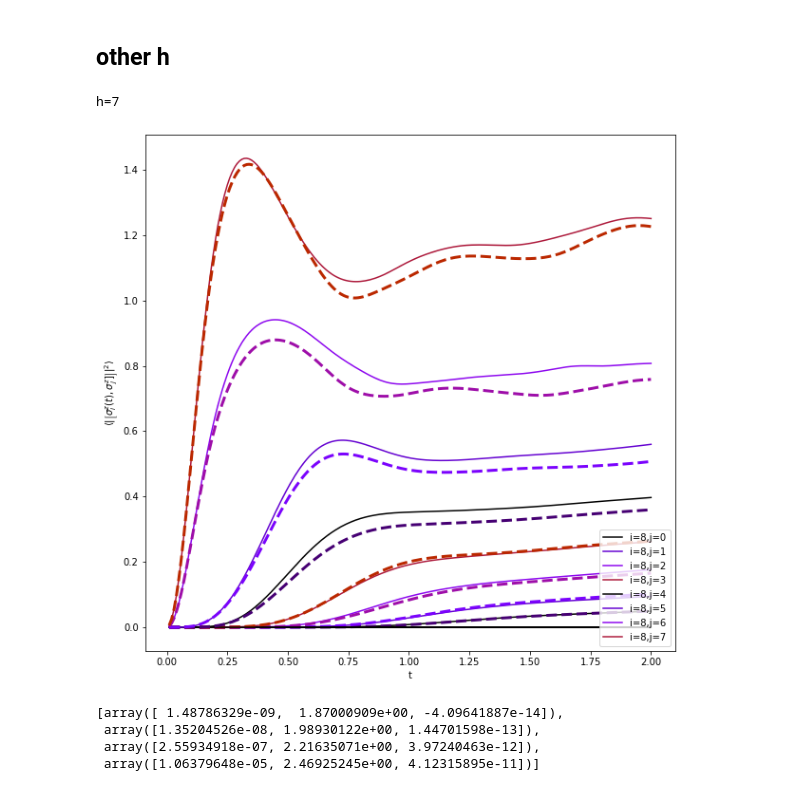
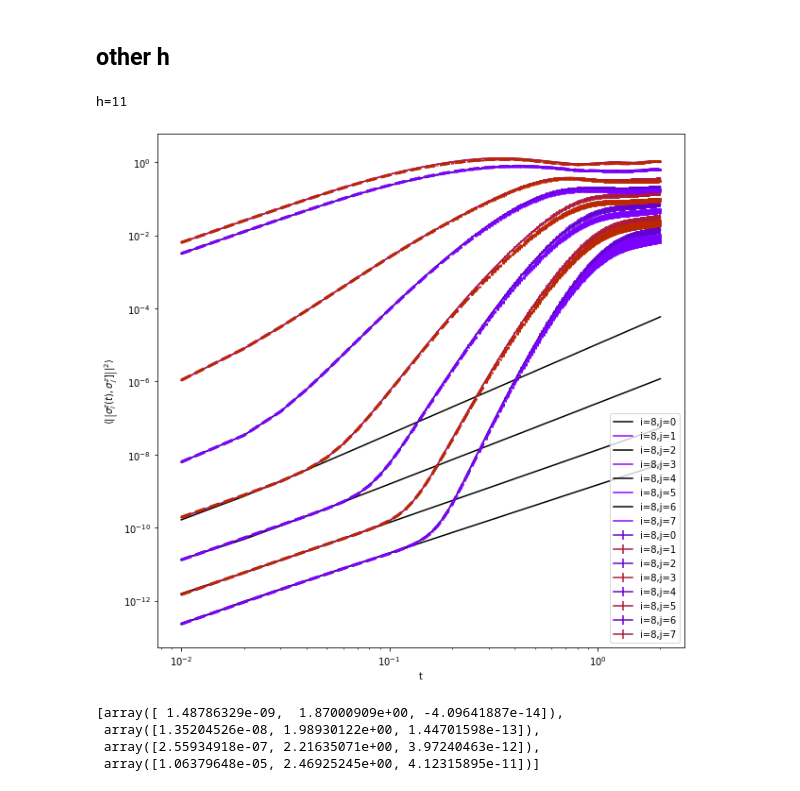
Before and after one commit to mkm2/WorkingFolder, a Jupyter notebook: notebooks/Analysis/Short_Time_Behaviour.ipynb, the cells around one changed output. Cells and saved outputs as stored; diff of their text form; code cells hidden in the pictures.

```diff
--- a/notebooks/Analysis/Short_Time_Behaviour.ipynb
+++ b/notebooks/Analysis/Short_Time_Behaviour.ipynb
@@ -214,8 +214,8 @@ fig = plt.figure(figsize=(10,10))
 ax = fig.add_subplot(111)
 ax.set_prop_cycle(color=[scalarMap.to_rgba(i) for i in range(NUM_COLORS)])
 for j in range(0,N//2):
-    ax.plot(T[1:],res[idh][1:,j],label="i={},j={}".format(N//2,j))
-    #ax.loglog(T[tmin[j]:],res_NN[idh][tmin[j]:,j],linestyle="--",linewidth=3)
+    ax.loglog(T[1:],res[idh][1:,j],label="i={},j={}".format(N//2,j))
+    ax.loglog(T[tmin[j]:],res_NN[idh][tmin[j]:,j],linestyle="--",linewidth=3)
     #if j < 4:
     #    ax.loglog(T[1:],model(T[1:],*(popt[j])),color='black')
 ax.legend(loc="lower right")
@@ -235,39 +235,39 @@ popt
 # %% [markdown]
 ## other h
 # %%
-idh = 8
+idh = 10
 print("h={}".format(h[idh]))
 popt = []
 perr = []
 tmax = [10,9,7,5]
 for j in range(0,4):
     poptj, pcovj = curve_fit(model,T[0:tmax[j]],res[idh][0:tmax[j],j])
     popt.append(poptj)
     perr.append(np.sqrt(np.diag(pcovj)))
 
 
 NUM_COLORS = N//2
 cm = plt.get_cmap('gnuplot')
 cNorm  = colors.Normalize(vmin=0, vmax=NUM_COLORS+5)
 scalarMap = mplcm.ScalarMappable(norm=cNorm, cmap=cm)
 fig = plt.figure(figsize=(10,10))
 ax = fig.add_subplot(111)
 ax.set_prop_cycle(color=[scalarMap.to_rgba(i) for i in range(NUM_COLORS)])
 for j in range(0,N//2):
-    ax.plot(T[1:],res[idh][1:,j],label="i={},j={}".format(N//2,j))
-    ax.plot(T[1:],res_NN[idh][1:,j],linestyle="--",linewidth=3)
-    #ax.errorbar(T[1:],res[idh][1:,j],label="i={},j={}".format(N//2,j),yerr = res_err[idh][1:,j]/np.sqrt(100))
-    #ax.errorbar(T[1:],res_NN[idh][1:,j],linestyle="--",linewidth=3,yerr=res_err_NN[idh][1:,j]/np.sqrt(100))
+    ax.loglog(T[1:],res[idh][1:,j],label="i={},j={}".format(N//2,j))
+    ax.loglog(T[1:],res_NN[idh][1:,j],linestyle="--",linewidth=3)
+    ax.errorbar(T[1:],res[idh][1:,j],label="i={},j={}".format(N//2,j),yerr = res_err[idh][1:,j]/np.sqrt(100))
+    ax.errorbar(T[1:],res_NN[idh][1:,j],linestyle="--",linewidth=3,yerr=res_err_NN[idh][1:,j]/np.sqrt(100))
     if j < 4:
         ax.plot(T[1:],model(T[1:],*(popt[j])),color='black')
 ax.legend(loc="lower right")
 ax.set_xlabel("t")
 ax.set_ylabel(r"$\langle\left|\left[\sigma_i^z(t),\sigma_j^z]\right]\right|^2\rangle$")
 #ax.set_ylim(1e-12,5)
 plt.show()
 # %% [output]
-h=7
+h=11
-[figure, old version]
+[figure, new version]
 # %%
 popt
 # %% [output]
```
Also changed, not shown: parts of 1 cell of this notebook, 1 other file.
